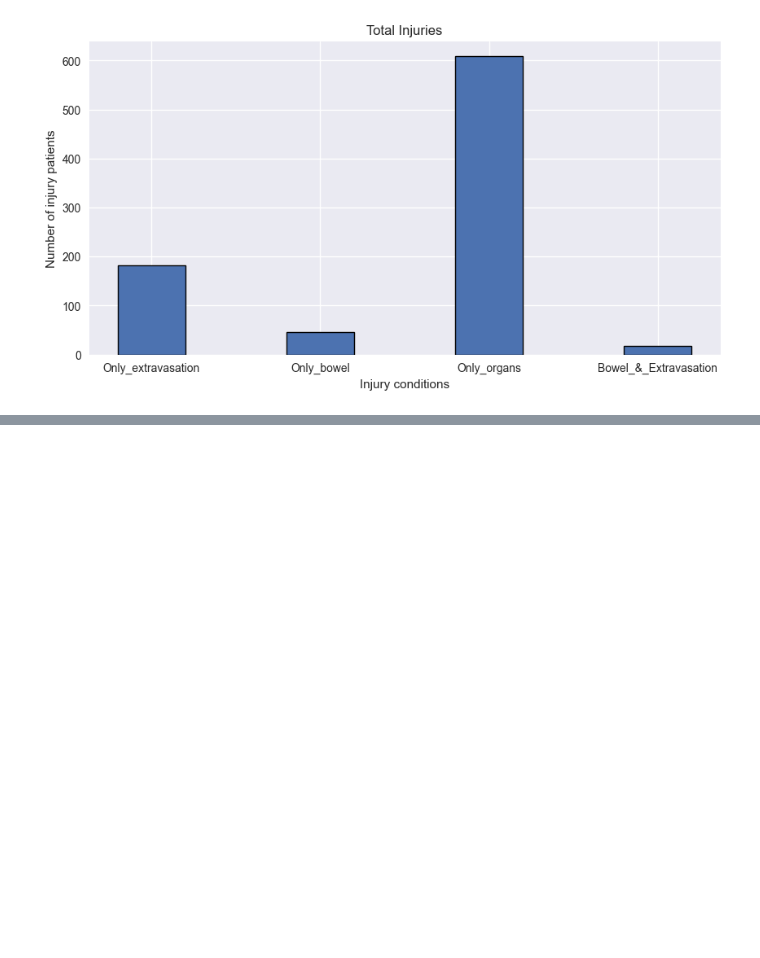
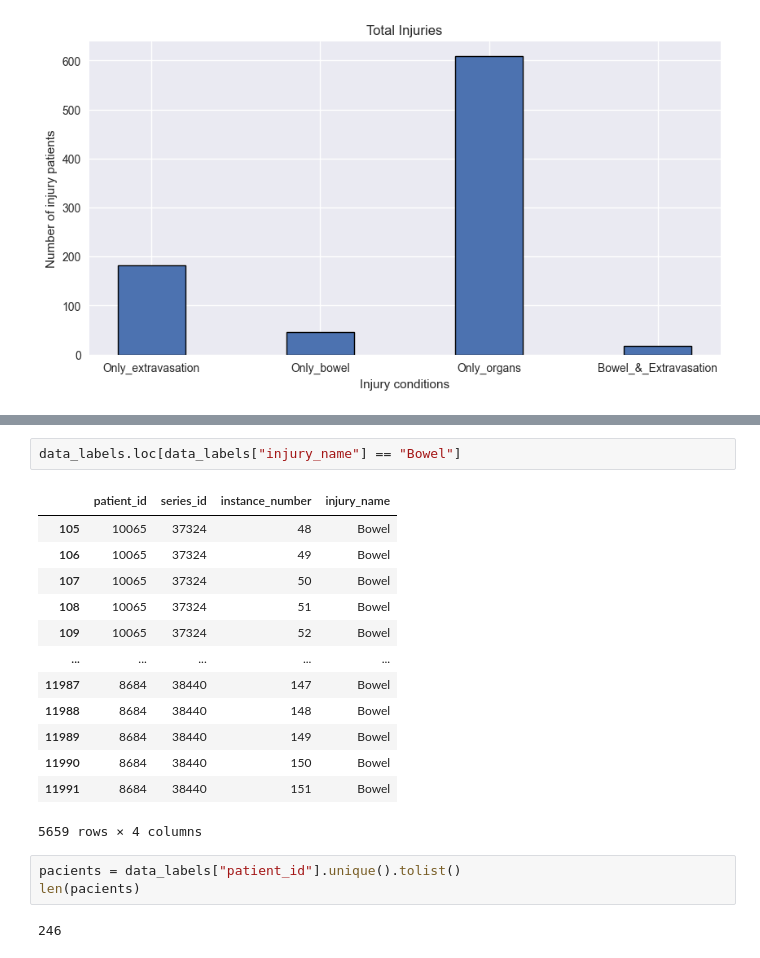
Before and after one commit to PedroAMtz/RSNA_Abdominal_Trauma, a Jupyter notebook: EDA/RSNA_EDA_V2.ipynb, the cells around one changed output, grey strips where cells are left out. Cells and saved outputs as stored; diff of their text form; blank space fills up the shorter version.

```diff
--- a/EDA/RSNA_EDA_V2.ipynb
+++ b/EDA/RSNA_EDA_V2.ipynb
@@ -272,0 +323,21 @@ plt.show()
+# %%
+data_labels.loc[data_labels["injury_name"] == "Bowel"]
+# %% [output]
+|  | patient_id | series_id | instance_number | injury_name |
+| 105 | 10065 | 37324 | 48 | Bowel |
+| 106 | 10065 | 37324 | 49 | Bowel |
+| 107 | 10065 | 37324 | 50 | Bowel |
+| 108 | 10065 | 37324 | 51 | Bowel |
+| 109 | 10065 | 37324 | 52 | Bowel |
+| ... | ... | ... | ... | ... |
+| 11987 | 8684 | 38440 | 147 | Bowel |
+| 11988 | 8684 | 38440 | 148 | Bowel |
+| 11989 | 8684 | 38440 | 149 | Bowel |
+| 11990 | 8684 | 38440 | 150 | Bowel |
+| 11991 | 8684 | 38440 | 151 | Bowel |
+5659 rows × 4 columns
+# %%
+pacients = data_labels["patient_id"].unique().tolist()
+len(pacients)
+# %% [output]
+246
```
Also changed, not shown: parts of 11 cells of this notebook.
